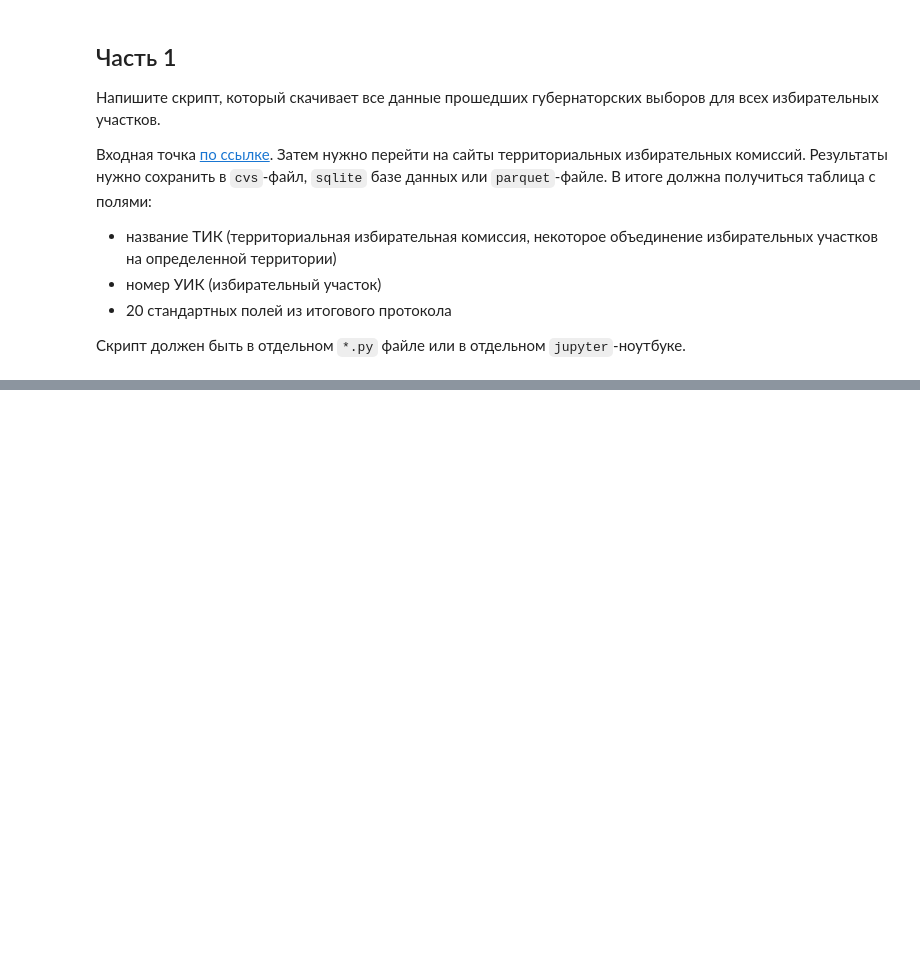
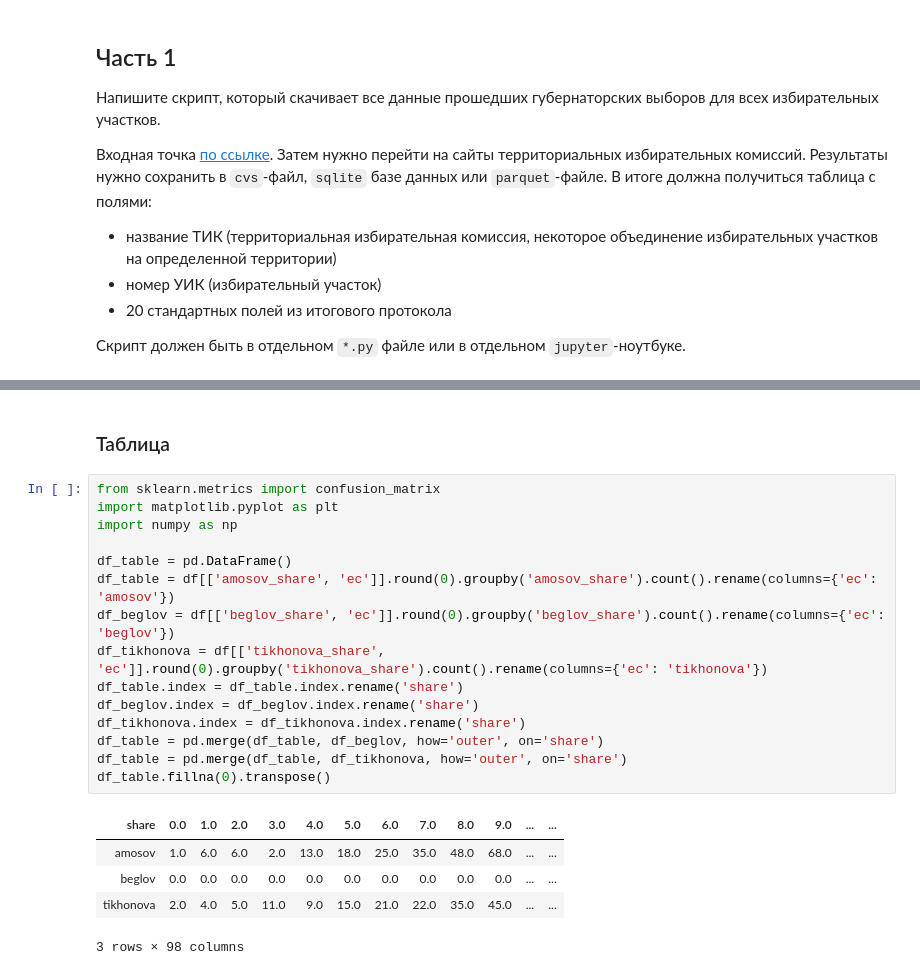
Before and after one commit to shumoff/document_clusterisation, a Jupyter notebook: tasks/Task_4.ipynb, the cells around one changed output, grey strips where cells are left out. Drawn from its saved outputs; the diff is of its cells as text; blank space fills up the shorter version.

```diff
--- a/tasks/Task_4.ipynb
+++ b/tasks/Task_4.ipynb
@@ -19,0 +107,23 @@
+# %% [markdown]
+### Таблица
+# %%
+from sklearn.metrics import confusion_matrix
+import matplotlib.pyplot as plt
+import numpy as np
+
+df_table = pd.DataFrame()
+df_table = df[['amosov_share', 'ec']].round(0).groupby('amosov_share').count().rename(columns={'ec': 'amosov'})
+df_beglov = df[['beglov_share', 'ec']].round(0).groupby('beglov_share').count().rename(columns={'ec': 'beglov'})
+df_tikhonova = df[['tikhonova_share', 'ec']].round(0).groupby('tikhonova_share').count().rename(columns={'ec': 'tikhonova'})
+df_table.index = df_table.index.rename('share')
+df_beglov.index = df_beglov.index.rename('share')
+df_tikhonova.index = df_tikhonova.index.rename('share')
+df_table = pd.merge(df_table, df_beglov, how='outer', on='share')
+df_table = pd.merge(df_table, df_tikhonova, how='outer', on='share')
+df_table.fillna(0).transpose()
+# %% [output]
+| share | 0.0 | 1.0 | 2.0 | 3.0 | 4.0 | 5.0 | 6.0 | 7.0 | 8.0 | 9.0 | ... | ... |
+| amosov | 1.0 | 6.0 | 6.0 | 2.0 | 13.0 | 18.0 | 25.0 | 35.0 | 48.0 | 68.0 | ... | ... |
+| beglov | 0.0 | 0.0 | 0.0 | 0.0 | 0.0 | 0.0 | 0.0 | 0.0 | 0.0 | 0.0 | ... | ... |
+| tikhonova | 2.0 | 4.0 | 5.0 | 11.0 | 9.0 | 15.0 | 21.0 | 22.0 | 35.0 | 45.0 | ... | ... |
+3 rows × 98 columns
```
Also changed, not shown: parts of 16 cells of this notebook, 4 other files.
